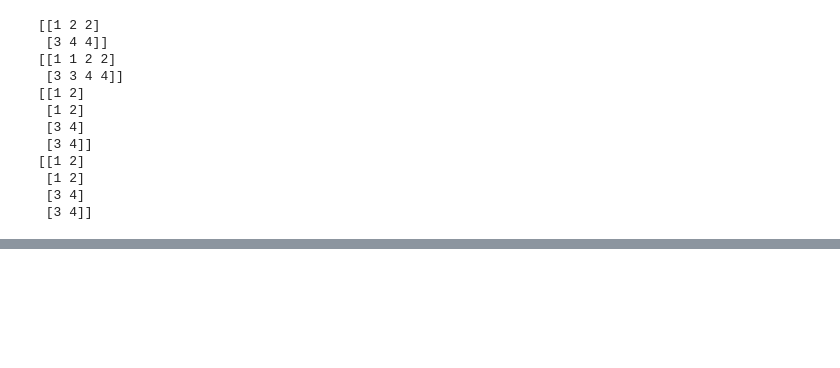
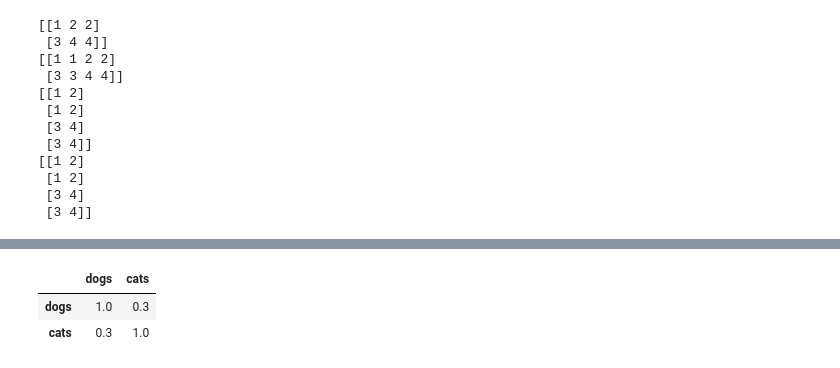
Before and after one commit to Unilmalas/TextAI, a Jupyter notebook: snippets32.ipynb, the cells around one changed output, grey strips where cells are left out. Cells and saved outputs as stored; diff of their text form; code cells hidden in the pictures; blank space fills up the shorter version.

```diff
--- a/snippets32.ipynb
+++ b/snippets32.ipynb
@@ -1227,0 +1323,13 @@ print(np.repeat(x, 2, axis=0)) # repeat(a, repeats, axis=None)
+# %%
+def histogram_intersection(a, b):
+    v = np.minimum(a, b).sum().round(decimals=1)
+    return v
+
+df = pd.DataFrame([(.2, .3), (.0, .6), (.6, .0), (.2, .1)],
+                  columns=['dogs', 'cats'])
+
+df.corr(method=histogram_intersection)
+# %% [output]
+|  | dogs | cats |
+| dogs | 1.0 | 0.3 |
+| cats | 0.3 | 1.0 |
```
Also changed, not shown: parts of 9 cells of this notebook.
